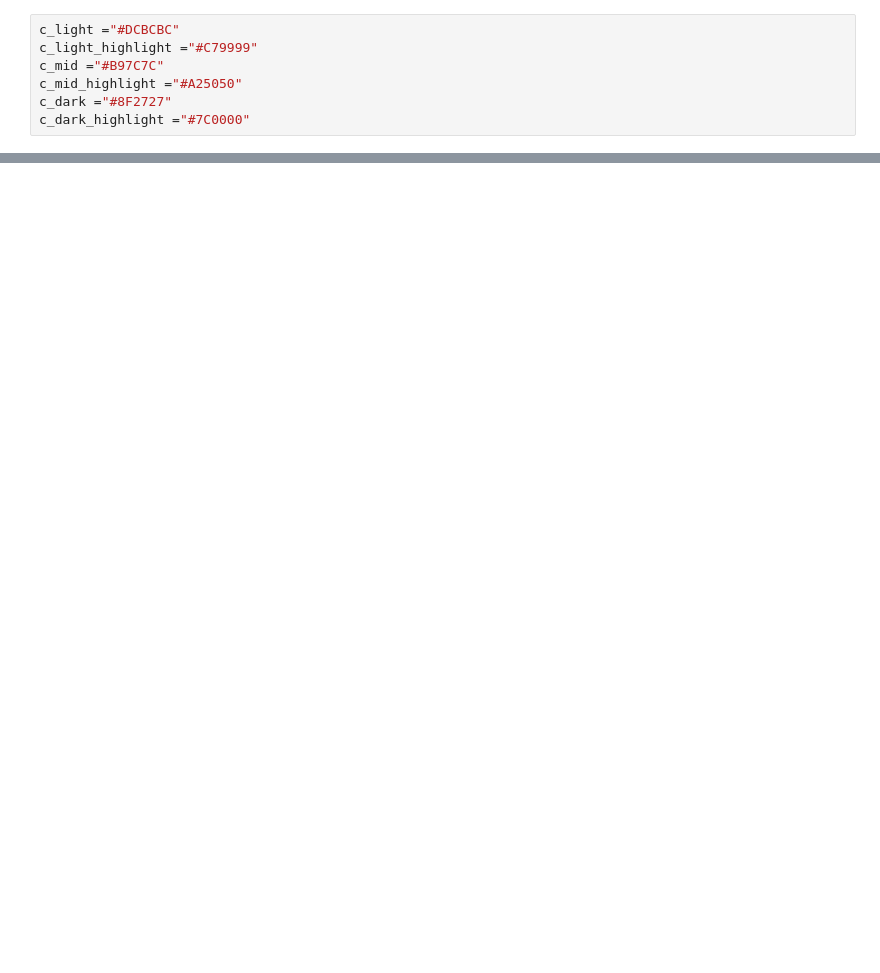
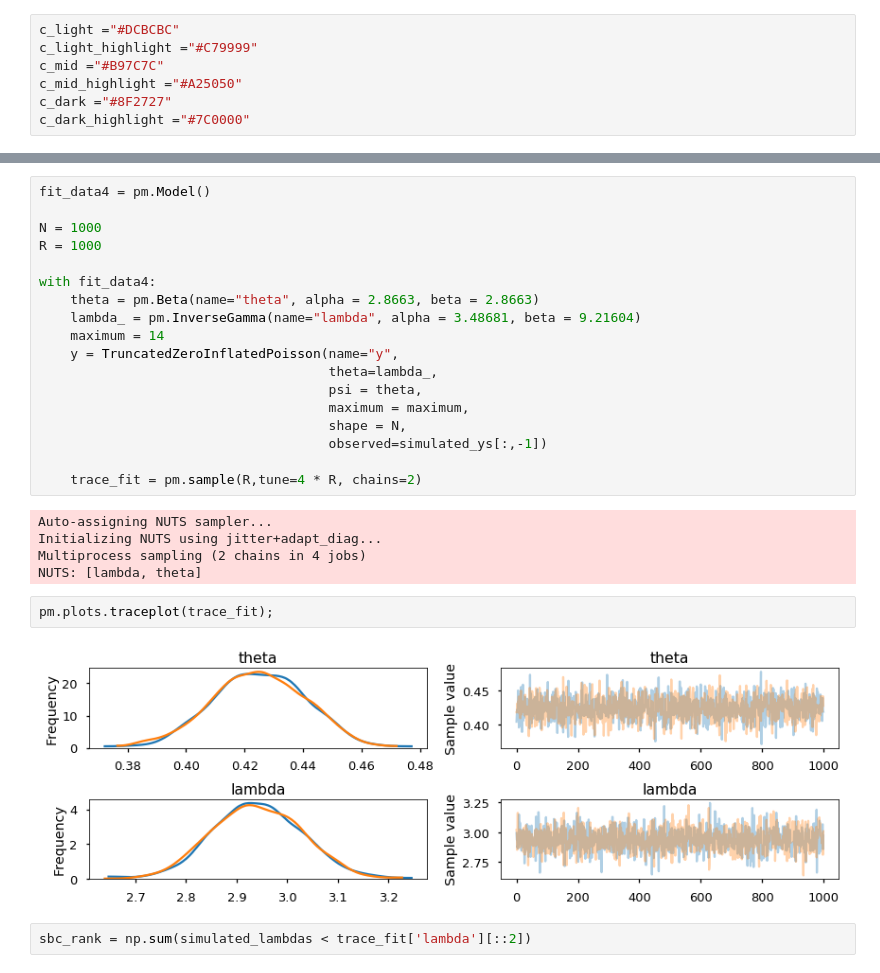
Before and after one commit to lstmemery/principled-bayesian-workflow-pymc3, a Jupyter notebook: 3.4.ipynb, the cells around one changed output, grey strips where cells are left out. Drawn from its saved outputs; the diff is of its cells as text; blank space fills up the shorter version.

```diff
--- a/3.4.ipynb
+++ b/3.4.ipynb
@@ -56,0 +108,29 @@ import sys; sys.version
+# %%
+fit_data4 = pm.Model()
+
+N = 1000
+R = 1000
+
+with fit_data4:
+    theta = pm.Beta(name="theta", alpha = 2.8663, beta = 2.8663)
+    lambda_ = pm.InverseGamma(name="lambda", alpha = 3.48681, beta = 9.21604)
+    maximum = 14
+    y = TruncatedZeroInflatedPoisson(name="y",
+                                     theta=lambda_,
+                                     psi = theta,
+                                     maximum = maximum,
+                                     shape = N,
+                                     observed=simulated_ys[:,-1])
+
+    trace_fit = pm.sample(R,tune=4 * R, chains=2)
+# %% [output]
+Auto-assigning NUTS sampler...
+Initializing NUTS using jitter+adapt_diag...
+Multiprocess sampling (2 chains in 4 jobs)
+NUTS: [lambda, theta]
+# %%
+pm.plots.traceplot(trace_fit);
+# %% [output]
+[figure, added]
+# %%
+sbc_rank = np.sum(simulated_lambdas < trace_fit['lambda'][::2])
```
Also changed, not shown: parts of 20 cells of this notebook.
